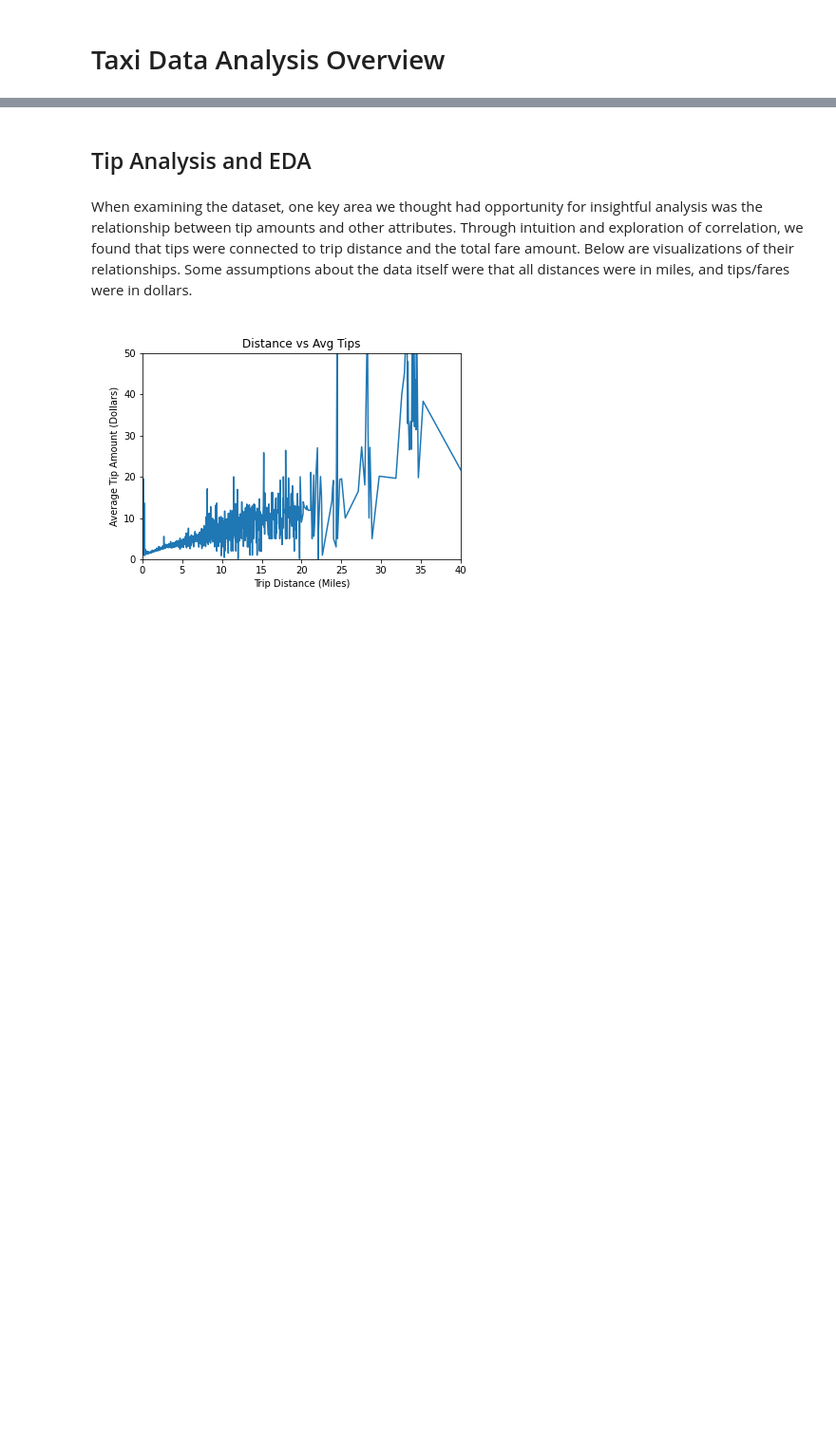
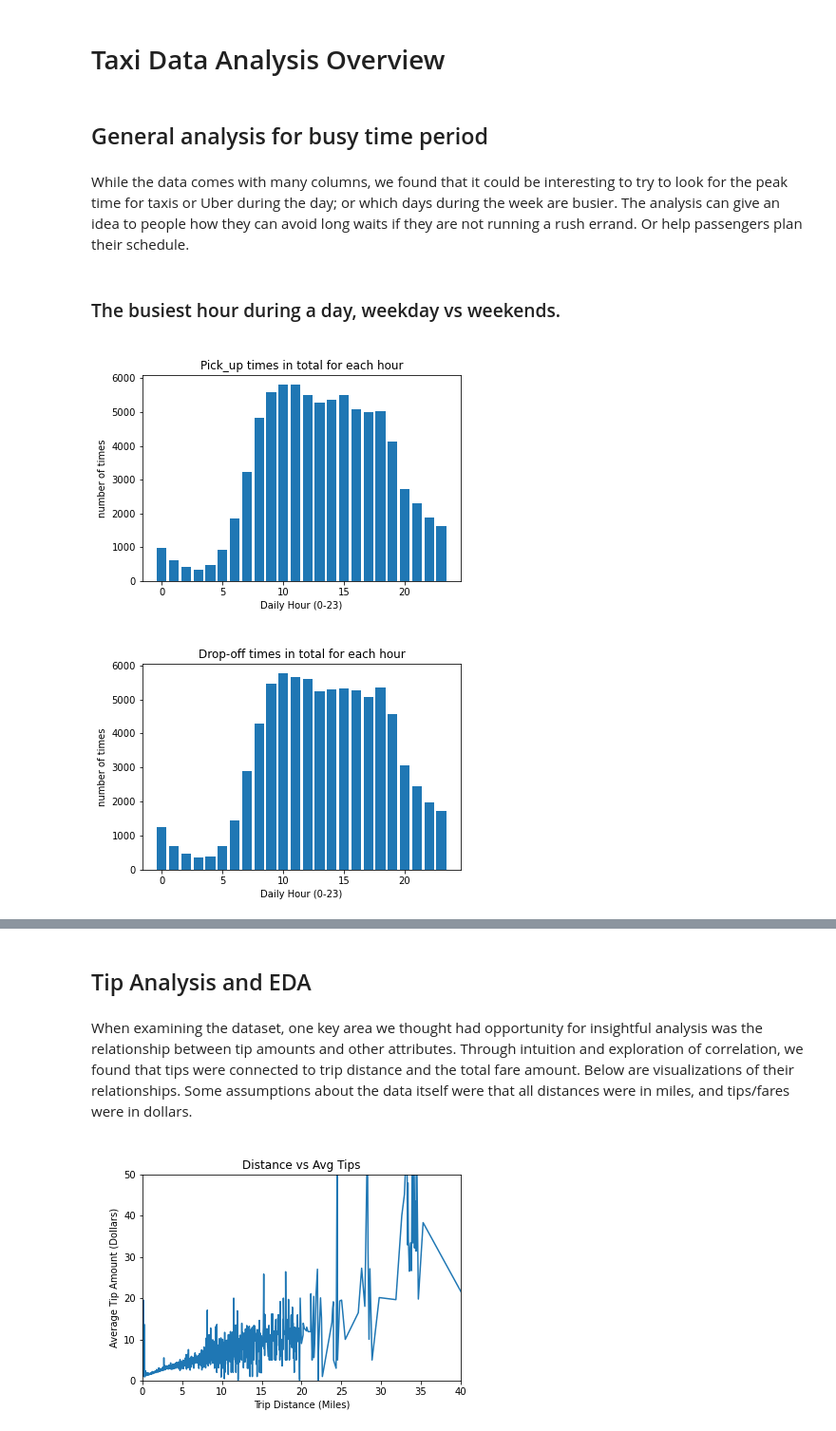
Before and after one commit to UCB-stat-159-s22/hw07-group16, a Jupyter notebook: main.ipynb, the cells around one changed output, grey strips where cells are left out. Shown: that part at 95% size. Cells and saved outputs as stored; diff of their text form; code cells hidden in the pictures; blank space fills up the shorter version.

Commit message:
Added description related to busy time and fare change to the main notebook

```diff
--- a/main.ipynb
+++ b/main.ipynb
@@ -3,3 +3,16 @@ from IPython. display import Image
 import pandas as pd
 # %% [markdown]
 # Taxi Data Analysis Overview
+# %% [markdown]
+## General analysis for busy time period
+# %% [markdown]
+   While the data comes with many columns, we found that it could be interesting to try to look for the peak time for taxis or Uber during the day; or which days during the week are busier. The analysis can give an idea to people how they can avoid long waits if they are not running a rush errand. Or help passengers plan their schedule.
+# %% [markdown]
+### The busiest hour during a day, weekday vs weekends.
+# %%
+plot_1 = Image("figures/pick_up_times_per_hour.png" )
+plot_2 = Image("figures/drop_off_times_per_hour.png")
+display(plot_1,plot_2)
+# %% [output]
+[figure, added]
+[figure, added]
```
Also changed, not shown: parts of 15 cells of this notebook.
